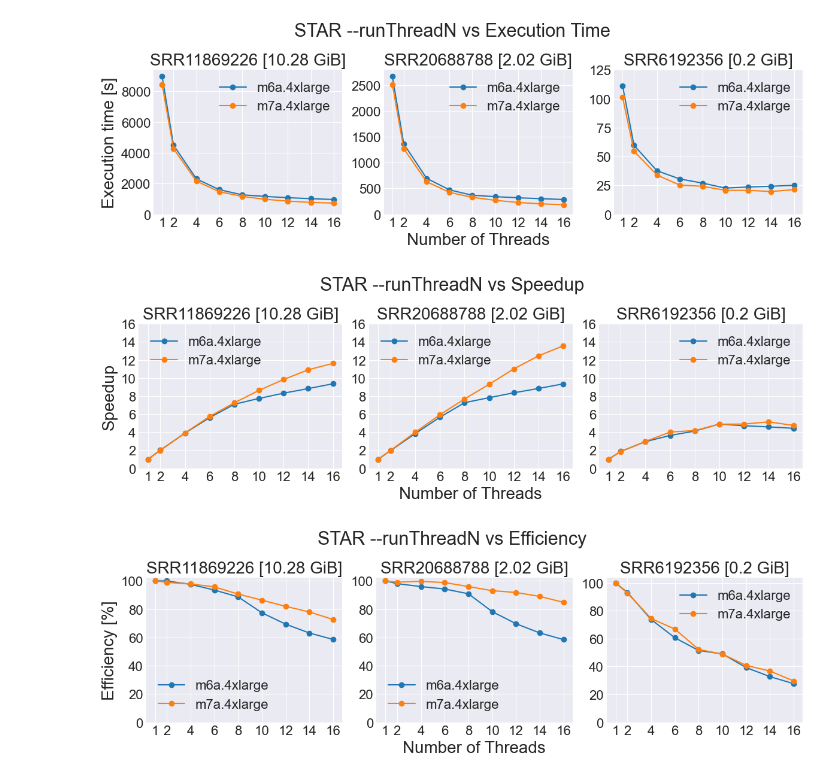
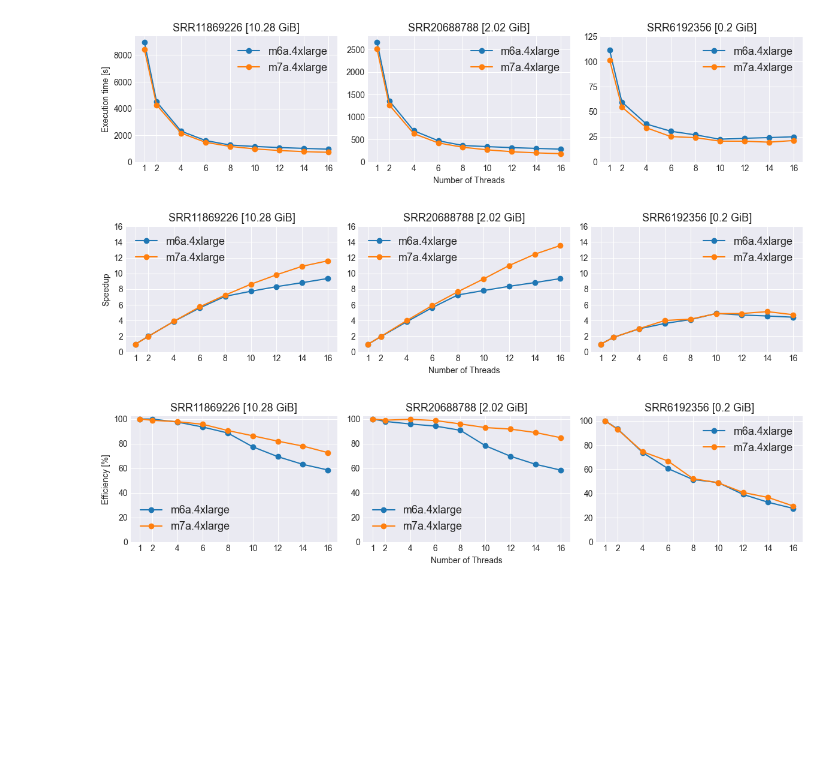
Before and after one commit to SanoScience/NearData, a Jupyter notebook: TranscriptomicsAtlas/analysis/STAR/Scalability/STAR_scalability_analysis.ipynb, the cells around one changed output. Cells and saved outputs as stored; diff of their text form; code cells hidden in the pictures; blank space fills up the shorter version.

```diff
--- a/TranscriptomicsAtlas/analysis/STAR/Scalability/STAR_scalability_analysis.ipynb
+++ b/TranscriptomicsAtlas/analysis/STAR/Scalability/STAR_scalability_analysis.ipynb
@@ -17,36 +17,36 @@ def calculate_speedup_efficiency(df):
 df_m6a = calculate_speedup_efficiency(df_m6a)
 df_m7a = calculate_speedup_efficiency(df_m7a)
 # %%
-fig, axs = plt.subplots(1, 3, figsize=(12, 4))
+fig, axs = plt.subplots(1, 3, figsize=(12, 3))
 
 for i, (name, group) in enumerate(df_m6a.groupby("srr_id")):
     group.plot(x='n_threads', y='execution_time_seconds', ax=axs[i], label=group["instance_type"].iloc[0], marker='o', linestyle='-', xlabel='', ylabel='')
     axs[i].set_xticks(group["n_threads"])
 
 for i, (name, group) in enumerate(df_m7a.groupby("srr_id")):
     group.plot(x='n_threads', y='execution_time_seconds', ax=axs[i], label=group["instance_type"].iloc[0], marker='o', linestyle='-', xlabel='', ylabel='')
 
     if i == 0:
         axs[i].set_yticks([0, 2000, 4000, 6000, 8000])
     if i == 1:
         axs[i].set_yticks([0, 500, 1000, 1500, 2000, 2500])
     if i == 2:
         axs[i].set_yticks([0, 25, 50, 75, 100, 125])
 
-    axs[i].set_title(f"{name} [{round(group['srr_size_MiB'].iloc[0] / 1024, 2)} GiB]", fontsize=20)
-    axs[i].tick_params(axis='x', labelsize=16)
-    axs[i].tick_params(axis='y', labelsize=16)
-    axs[i].legend(fontsize=16)
+    axs[i].set_title(f"{name} [{round(group['srr_size_MiB'].iloc[0] / 1024, 2)} GiB]", fontsize=13)
+    axs[i].tick_params(axis='x', labelsize=10)
+    axs[i].tick_params(axis='y', labelsize=10)
+    axs[i].legend(fontsize=13)
 
-plt.suptitle("STAR --runThreadN vs Execution Time", fontsize=22)
-axs[0].set_ylabel('Execution time [s]', fontsize=20)
-axs[1].set_xlabel('Number of Threads', fontsize=20)
+# plt.suptitle("STAR --runThreadN vs Execution Time", fontsize=16)
+axs[0].set_ylabel('Execution time [s]', fontsize=10)
+axs[1].set_xlabel('Number of Threads', fontsize=10)
 plt.tight_layout()
 plt.savefig("plots/STAR_scalability.pdf", format="pdf", bbox_inches='tight')
 # %% [output]
-[figure, old version]
+[figure, new version]
 # %%
-fig, axs = plt.subplots(1, 3, figsize=(12, 4))
+fig, axs = plt.subplots(1, 3, figsize=(12, 3))
 
 for i, (name, group) in enumerate(df_m6a.groupby("srr_id")):
     group.plot(x='n_threads', y='speedup', ax=axs[i], label=group["instance_type"].iloc[0], marker='o', linestyle='-', xlabel='', ylabel='').set_yticks(np.linspace(0, 16, 9))
@@ -55,20 +55,20 @@ for i, (name, group) in enumerate(df_m6a.groupby("srr_id")):
 for i, (name, group) in enumerate(df_m7a.groupby("srr_id")):
     group.plot(x='n_threads', y='speedup', ax=axs[i], label=group["instance_type"].iloc[0], marker='o', linestyle='-', xlabel='', ylabel='').set_yticks(np.linspace(0, 16, 9))
 
-    axs[i].set_title(f"{name} [{round(group['srr_size_MiB'].iloc[0] / 1024, 2)} GiB]", fontsize=20)
-    axs[i].tick_params(axis='x', labelsize=16)
-    axs[i].tick_params(axis='y', labelsize=16)
-    axs[i].legend(fontsize=16)
+    axs[i].set_title(f"{name} [{round(group['srr_size_MiB'].iloc[0] / 1024, 2)} GiB]", fontsize=13)
+    axs[i].tick_params(axis='x', labelsize=10)
+    axs[i].tick_params(axis='y', labelsize=10)
+    axs[i].legend(fontsize=13)
 
-plt.suptitle("STAR --runThreadN vs Speedup", fontsize=22)
-axs[0].set_ylabel('Speedup', fontsize=20)
-axs[1].set_xlabel('Number of Threads', fontsize=20)
+# plt.suptitle("STAR --runThreadN vs Speedup", fontsize=16)
+axs[0].set_ylabel('Speedup', fontsize=10)
+axs[1].set_xlabel('Number of Threads', fontsize=10)
 plt.tight_layout()
 plt.savefig("plots/STAR_speedup.pdf", format="pdf", bbox_inches='tight')
 # %% [output]
-[figure, old version]
+[figure, new version]
 # %%
-fig, axs = plt.subplots(1, 3, figsize=(12, 4))
+fig, axs = plt.subplots(1, 3, figsize=(12, 3))
 
 for i, (name, group) in enumerate(df_m6a.groupby("srr_id")):
     group.plot(x='n_threads', y='efficiency', ax=axs[i], label=group["instance_type"].iloc[0], marker='o', linestyle='-', xlabel='', ylabel='').set_yticks(np.linspace(0, 100, 6))
@@ -77,15 +77,15 @@ for i, (name, group) in enumerate(df_m6a.groupby("srr_id")):
 for i, (name, group) in enumerate(df_m7a.groupby("srr_id")):
     group.plot(x='n_threads', y='efficiency', ax=axs[i], label=group["instance_type"].iloc[0], marker='o', linestyle='-', xlabel='', ylabel='').set_yticks(np.linspace(0, 100, 6))
 
-    axs[i].set_title(f"{name} [{round(group['srr_size_MiB'].iloc[0] / 1024, 2)} GiB]", fontsize=20)
-    axs[i].tick_params(axis='x', labelsize=16)
-    axs[i].tick_params(axis='y', labelsize=16)
-    axs[i].legend(fontsize=16)
+    axs[i].set_title(f"{name} [{round(group['srr_size_MiB'].iloc[0] / 1024, 2)} GiB]", fontsize=13)
+    axs[i].tick_params(axis='x', labelsize=10)
+    axs[i].tick_params(axis='y', labelsize=10)
+    axs[i].legend(fontsize=13)
 
-plt.suptitle("STAR --runThreadN vs Efficiency", fontsize=22)
-axs[0].set_ylabel('Efficiency [%]', fontsize=20)
-axs[1].set_xlabel('Number of Threads', fontsize=20)
+# plt.suptitle("STAR --runThreadN vs Efficiency", fontsize=16)
+axs[0].set_ylabel('Efficiency [%]', fontsize=10)
+axs[1].set_xlabel('Number of Threads', fontsize=10)
 plt.tight_layout()
-plt.savefig("plots/STAR_efficiency.png", bbox_inches='tight')
+plt.savefig("plots/STAR_efficiency.pdf", bbox_inches='tight')
 # %% [output]
-[figure, old version]
+[figure, new version]
```
Also changed, not shown: 8 other files.
